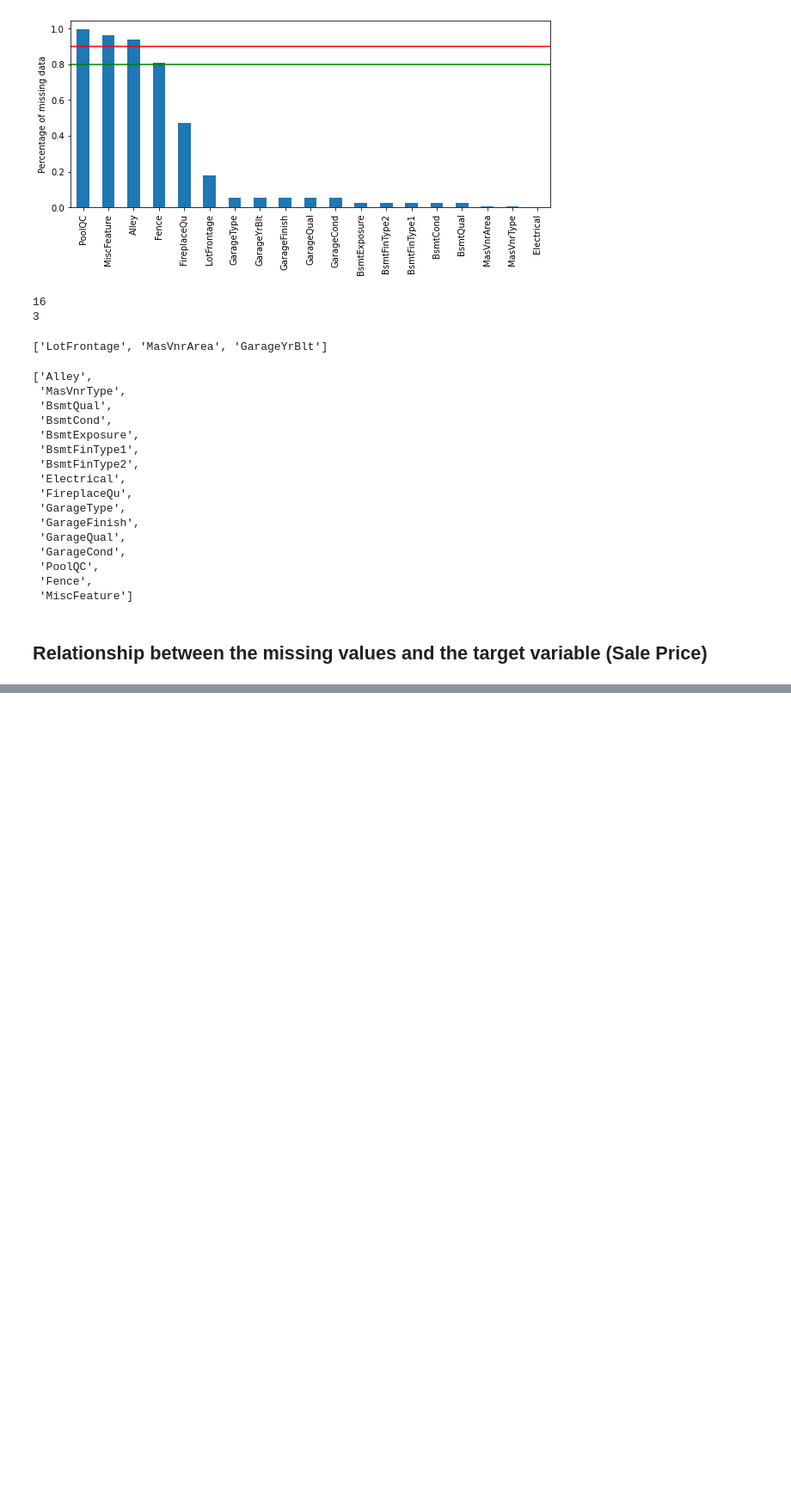
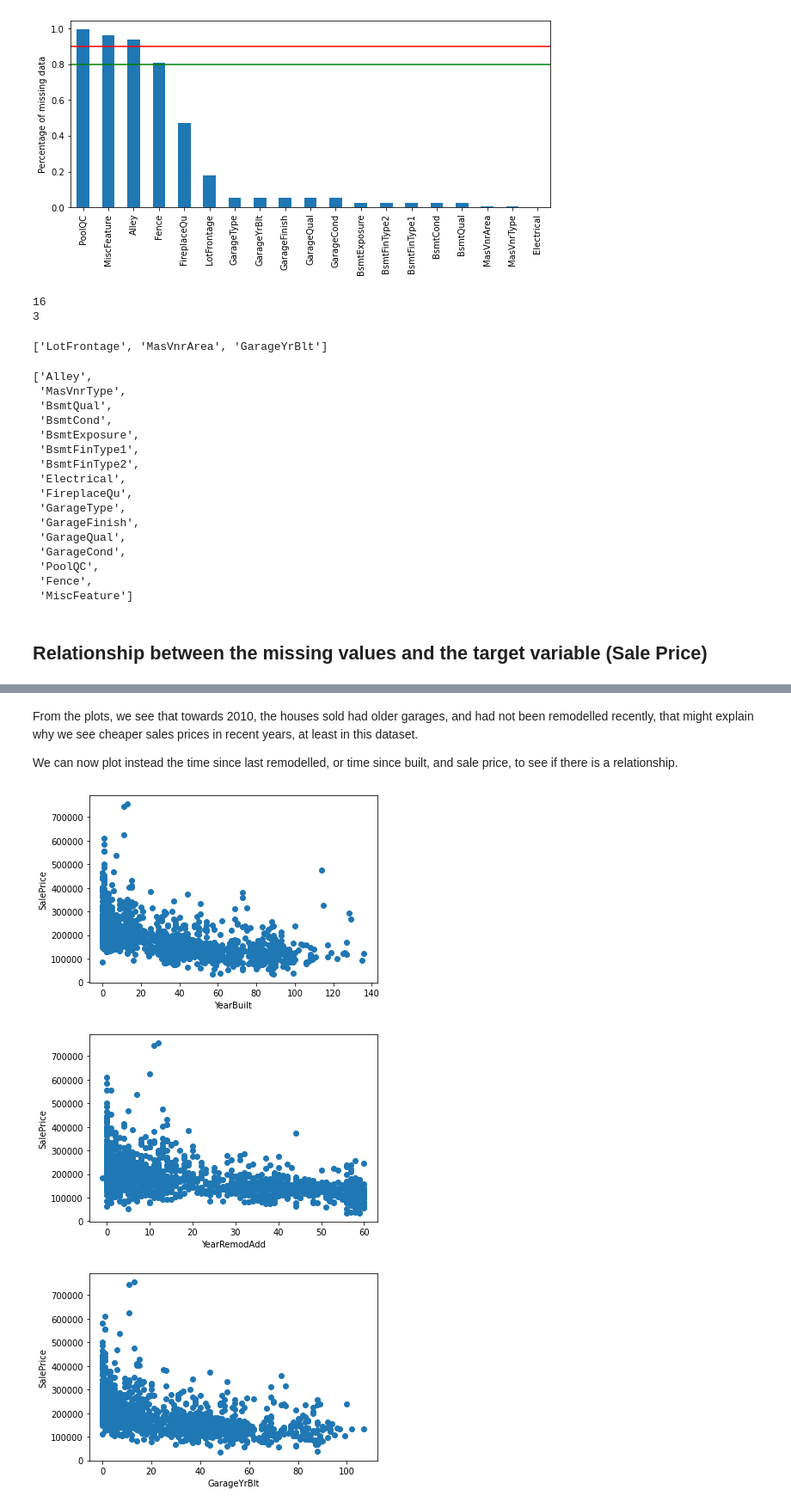
Before and after one commit to jravikumar97/housing_ML_project, a Jupyter notebook: Housing.ipynb, the cells around one changed output, grey strips where cells are left out. Shown at 86% size. Drawn from its saved outputs; the diff is of its cells as text; code cells hidden in the pictures; blank space fills up the shorter version.

```diff
--- a/Housing.ipynb
+++ b/Housing.ipynb
@@ -258,0 +317,5 @@ def analyse_na_value(df, var):
+# %%
+# List the variables that contain year
+
+years_vars = [ var for var in num_vars if "Yr" in var or "Year" in var]
+years_vars
@@ -258,0 +324,7 @@ def analyse_na_value(df, var):
+# %%
+# Explore all the values in the years variables
+
+
+for var in years_vars:
+  print(var, data[var].unique())
+  print()
@@ -258,0 +379,38 @@ def analyse_na_value(df, var):
+# %%
+def analyse_year_vars(df, var):
+  df = df.copy()
+
+  # capture difference between a year variable and year
+  # in which the house was sold
+  df[var] = df['YrSold'] - df[var]
+
+  df.groupby('YrSold')[var].median().plot()
+  plt.ylabel('Time from ' + var)
+  plt.show()
+
+for var in years_vars:
+    if var !='YrSold':
+        analyse_year_vars(data, var)
+# %% [markdown]
+From the plots, we see that towards 2010, the houses sold had older garages, and had not been remodelled recently, that might explain why we see cheaper sales prices in recent years, at least in this dataset.
+
+We can now plot instead the time since last remodelled, or time since built, and sale price, to see if there is a relationship.
+# %%
+def analyse_year_vars(df, var):
+  df = df.copy()
+
+  # capture difference between a year variable and year in which the house was sold
+  df[var] = df['YrSold'] - df[var]
+
+  plt.scatter(df[var], df['SalePrice'])
+  plt.ylabel('SalePrice')
+  plt.xlabel(var)
+  plt.show()
+
+for var in years_vars:
+  if var != 'YrSold':
+    analyse_year_vars(data, var)
+# %% [output]
+[figure, added]
+[figure, added]
+[figure, added]
```
Also changed, not shown: parts of 23 cells of this notebook.
